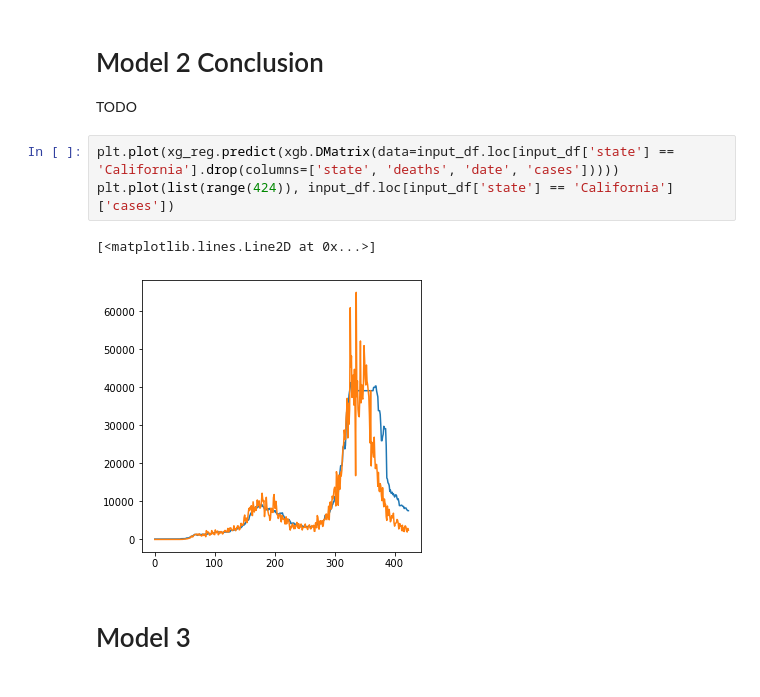
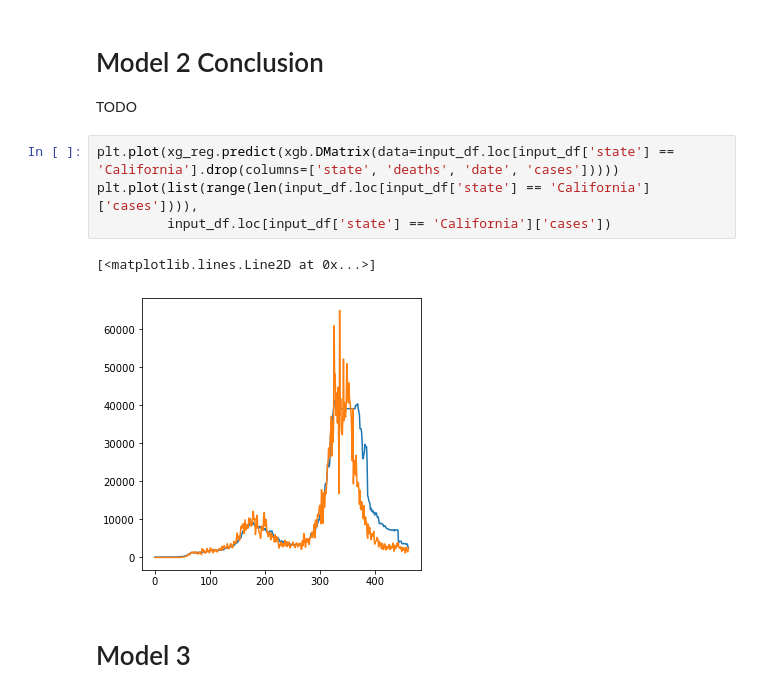
Before and after one commit to sashafomina/covid_policy_analysis, a Jupyter notebook: xgboost_closure.ipynb, the cells around one changed output. Drawn from its saved outputs; the diff is of its cells as text.

```diff
--- a/xgboost_closure.ipynb
+++ b/xgboost_closure.ipynb
@@ -589,10 +590,11 @@ sim_m2(xg_reg, [{'num_days_sim': 50, 'strictness': 0, 'policy_day': "2020-12-08"
 TODO
 # %%
 plt.plot(xg_reg.predict(xgb.DMatrix(data=input_df.loc[input_df['state'] == 'California'].drop(columns=['state', 'deaths', 'date', 'cases']))))
-plt.plot(list(range(424)), input_df.loc[input_df['state'] == 'California']['cases'])
+plt.plot(list(range(len(input_df.loc[input_df['state'] == 'California']['cases']))),
+         input_df.loc[input_df['state'] == 'California']['cases'])
 # %% [output]
 [<matplotlib.lines.Line2D at 0x...>]
-[figure, old version]
+[figure, new version]
 # %% [markdown]
 # Model 3
 # %% [markdown]
```
Also changed, not shown: parts of 33 cells of this notebook.
